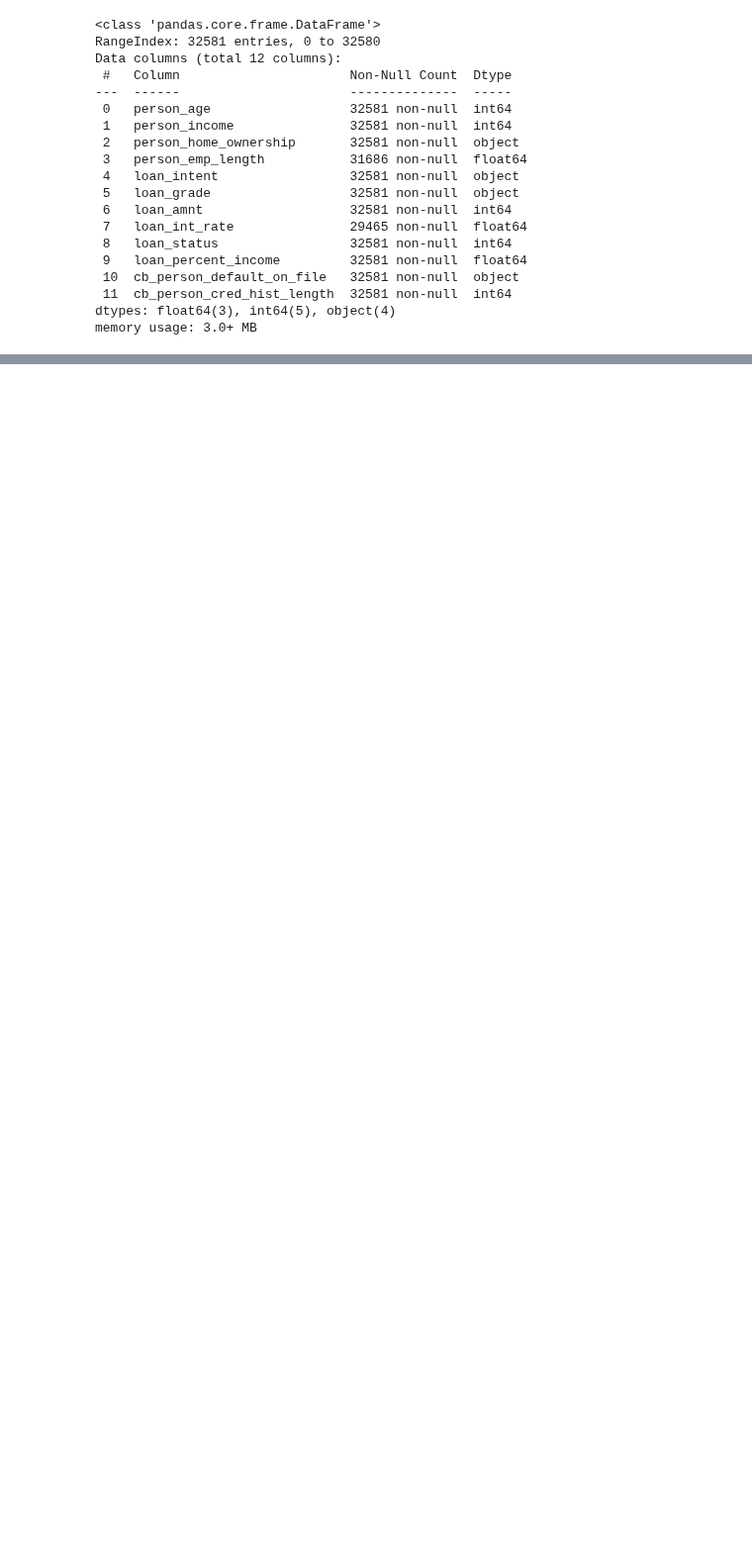
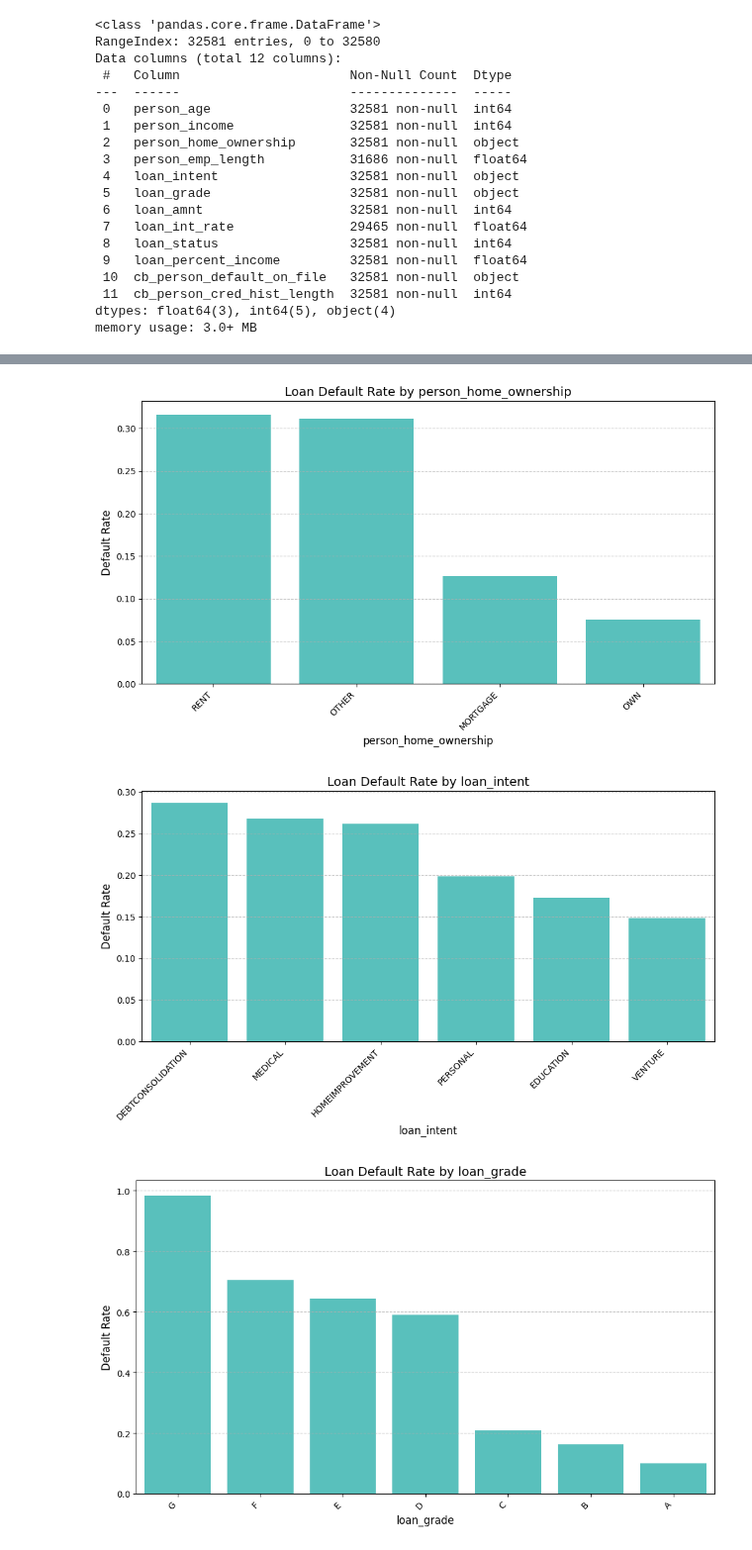
Before and after one commit to dibendupal69724-ux/CV-documents, a Jupyter notebook: Credit_Risk_Analysis_Modelling.ipynb, the cells around one changed output, grey strips where cells are left out. Shown at 99% size. Cells and saved outputs as stored; diff of their text form; code cells hidden in the pictures; blank space fills up the shorter version.

```diff
--- a/Credit_Risk_Analysis_Modelling.ipynb
+++ b/Credit_Risk_Analysis_Modelling.ipynb
@@ -39,0 +384,22 @@ memory usage: 3.0+ MB
+# %%
+categorical_columns = ['person_home_ownership', 'loan_intent', 'loan_grade', 'cb_person_default_on_file']
+ #default_rate1 = df_cleaned.groupby('person_home_ownership')['loan_status'].mean()
+ #print(default_rate1)
+for col in categorical_columns:
+    plt.figure(figsize=(10, 6)) # Create a new figure for each plot
+
+    default_rate = df_cleaned.groupby(col)['loan_status'].mean().sort_values(ascending=False).reset_index()
+    sns.barplot(x=col, y='loan_status', data=default_rate, color='mediumturquoise')
+
+    plt.title(f'Loan Default Rate by {titles[col] if col in titles else col}', fontsize=14)
+    plt.xlabel(titles[col] if col in titles else col, fontsize=12)
+    plt.ylabel('Default Rate', fontsize=12)
+    plt.xticks(rotation=45, ha='right')
+    plt.grid(axis='y', linestyle='--', alpha=0.7)
+
+    plt.tight_layout()
+    plt.show()
+# %% [output]
+[figure, added]
+[figure, added]
+[figure, added]
```
Also changed, not shown: parts of 64 cells of this notebook.
